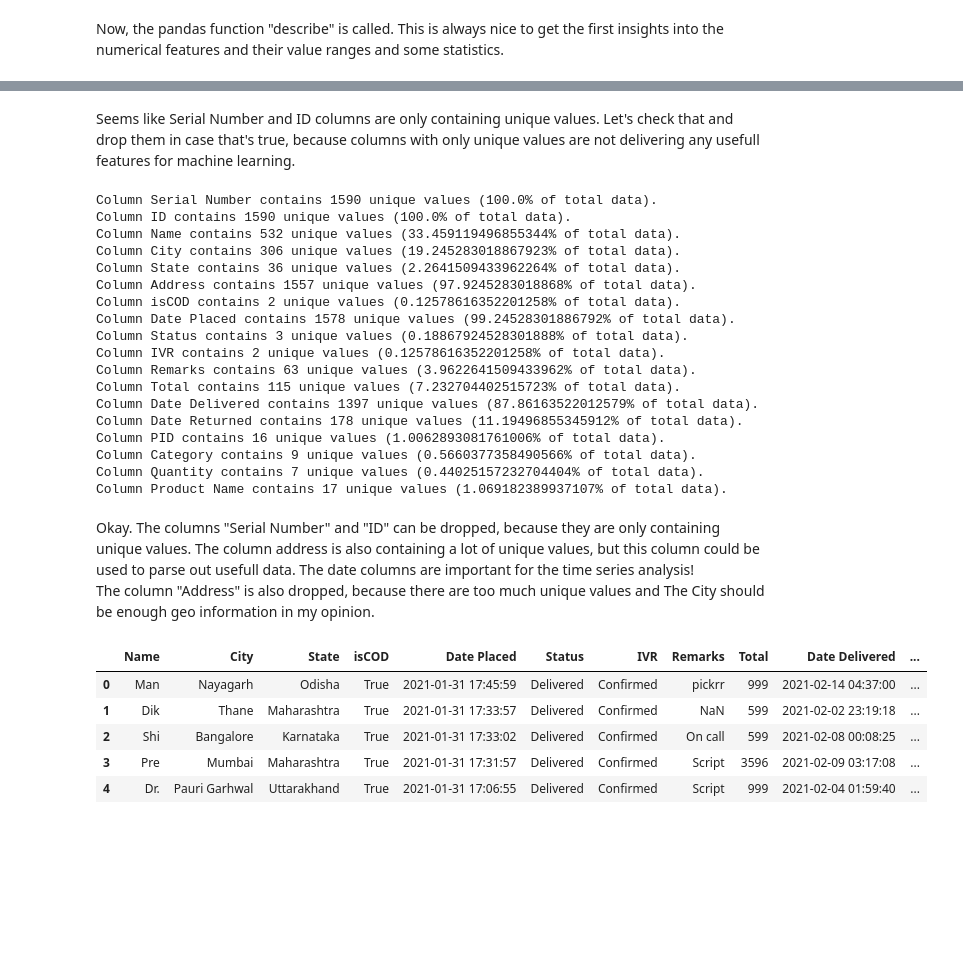
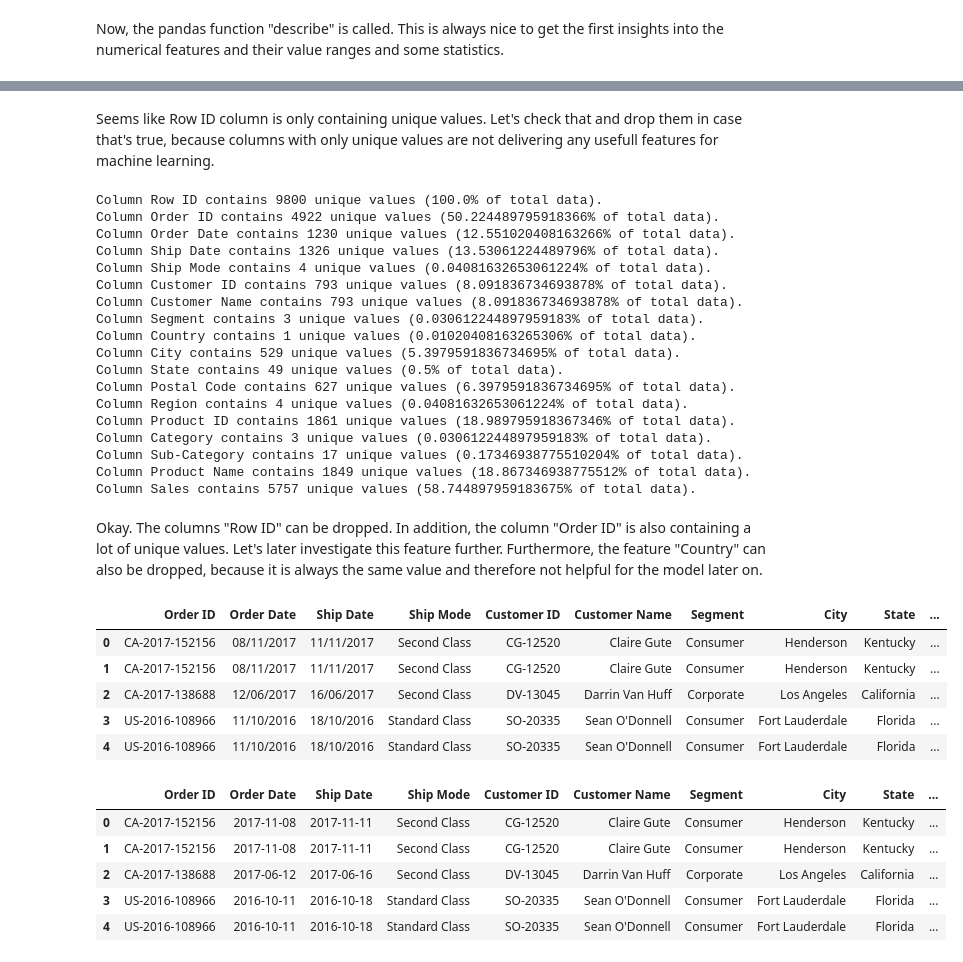
Before and after one commit to patrickbrus/IBM_Machine_Learning_Professional, a Jupyter notebook: Time_Series/Time_Series_Analysis.ipynb, the cells around one changed output, grey strips where cells are left out. Cells and saved outputs as stored; diff of their text form; code cells hidden in the pictures; blank space fills up the shorter version.

```diff
--- a/Time_Series/Time_Series_Analysis.ipynb
+++ b/Time_Series/Time_Series_Analysis.ipynb
@@ -45,7 +27,7 @@ sns.set_style("whitegrid")
 # %% [markdown]
 ## Data Import
 # %%
-path = r"data\OrdersCleaned.csv"
+path = r"data\train.csv"
 df = pd.read_csv(path, encoding = "ISO-8859-1")
 df.head()
 # %% [output]
@@ -58,4 +39,0 @@ df.head()
-# %%
-# rename "Unnamed: 0" to "Serial Number"
-df = df.rename(columns={df.columns[0]: "Serial Number"})
-df.head()
@@ -120,38 +78,37 @@ df_changed.describe()
 # %% [markdown]
-Seems like Serial Number and ID columns are only containing unique values. Let's check that and drop them in case that's true, because columns with only unique values are not delivering any usefull features for machine learning.
+Seems like Row ID column is only containing unique values. Let's check that and drop them in case that's true, because columns with only unique values are not delivering any usefull features for machine learning.
 # %%
 for col in df.columns:
     print(f"Column {col} contains {len(df[col].unique())} unique values ({ 100 * len(df[col].unique()) / df.shape[0]}% of total data).")
 # %% [output]
-Column Serial Number contains 1590 unique values (100.0% of total data).
-Column ID contains 1590 unique values (100.0% of total data).
-Column Name contains 532 unique values (33.459119496855344% of total data).
-Column City contains 306 unique values (19.245283018867923% of total data).
-Column State contains 36 unique values (2.2641509433962264% of total data).
-Column Address contains 1557 unique values (97.9245283018868% of total data).
-Column isCOD contains 2 unique values (0.12578616352201258% of total data).
-Column Date Placed contains 1578 unique values (99.24528301886792% of total data).
-Column Status contains 3 unique values (0.18867924528301888% of total data).
-Column IVR contains 2 unique values (0.12578616352201258% of total data).
-Column Remarks contains 63 unique values (3.9622641509433962% of total data).
-Column Total contains 115 unique values (7.232704402515723% of total data).
-Column Date Delivered contains 1397 unique values (87.86163522012579% of total data).
-Column Date Returned contains 178 unique values (11.19496855345912% of total data).
-Column PID contains 16 unique values (1.0062893081761006% of total data).
-Column Category contains 9 unique values (0.5660377358490566% of total data).
-Column Quantity contains 7 unique values (0.44025157232704404% of total data).
-Column Product Name contains 17 unique values (1.069182389937107% of total data).
+Column Row ID contains 9800 unique values (100.0% of total data).
+Column Order ID contains 4922 unique values (50.224489795918366% of total data).
+Column Order Date contains 1230 unique values (12.551020408163266% of total data).
+Column Ship Date contains 1326 unique values (13.53061224489796% of total data).
+Column Ship Mode contains 4 unique values (0.04081632653061224% of total data).
+Column Customer ID contains 793 unique values (8.091836734693878% of total data).
+Column Customer Name contains 793 unique values (8.091836734693878% of total data).
+Column Segment contains 3 unique values (0.030612244897959183% of total data).
+Column Country contains 1 unique values (0.01020408163265306% of total data).
+Column City contains 529 unique values (5.3979591836734695% of total data).
+Column State contains 49 unique values (0.5% of total data).
+Column Postal Code contains 627 unique values (6.3979591836734695% of total data).
+Column Region contains 4 unique values (0.04081632653061224% of total data).
+Column Product ID contains 1861 unique values (18.989795918367346% of total data).
+Column Category contains 3 unique values (0.030612244897959183% of total data).
+Column Sub-Category contains 17 unique values (0.17346938775510204% of total data).
+Column Product Name contains 1849 unique values (18.867346938775512% of total data).
+Column Sales contains 5757 unique values (58.744897959183675% of total data).
-# %% [markdown]
-Okay. The columns "Serial Number" and "ID" can be dropped, because they are only containing unique values. The column address is also containing a lot of unique values, but this column could be used to parse out usefull data. The date columns are important for the time series analysis! <br>
-The column "Address" is also dropped, because there are too much unique values and The City should be enough geo information in my opinion.
+# %% [markdown]
+Okay. The columns "Row ID" can be dropped. In addition, the column "Order ID" is also containing a lot of unique values. Let's later investigate this feature further. Furthermore, the feature "Country" can also be dropped, because it is always the same value and therefore not helpful for the model later on.
 # %%
-df_changed = df_changed.drop(columns=["ID", "Serial Number", "Address"])
+df_changed = df.drop(columns=["Row ID", "Country"])
 df_changed.head()
 # %% [output]
-|  | Name | City | State | isCOD | Date Placed | Status | IVR | Remarks | Total | Date Delivered | ... |
-| 0 | Man | Nayagarh | Odisha | True | 2021-01-31 17:45:59 | Delivered | Confirmed | pickrr | 999 | 2021-02-14 04:37:00 | ... |
-| 1 | Dik | Thane | Maharashtra | True | 2021-01-31 17:33:57 | Delivered | Confirmed | NaN | 599 | 2021-02-02 23:19:18 | ... |
-| 2 | Shi | Bangalore | Karnataka | True | 2021-01-31 17:33:02 | Delivered | Confirmed | On call | 599 | 2021-02-08 00:08:25 | ... |
-| 3 | Pre | Mumbai | Maharashtra | True | 2021-01-31 17:31:57 | Delivered | Confirmed | Script | 3596 | 2021-02-09 03:17:08 | ... |
-| 4 | Dr. | Pauri Garhwal | Uttarakhand | True | 2021-01-31 17:06:55 | Delivered | Confirmed | Script | 999 | 2021-02-04 01:59:40 | ... |
+|  | Order ID | Order Date | Ship Date | Ship Mode | Customer ID | Customer Name | Segment | City | State | ... |
+| 0 | CA-2017-152156 | 08/11/2017 | 11/11/2017 | Second Class | CG-12520 | Claire Gute | Consumer | Henderson | Kentucky | ... |
+| 1 | CA-2017-152156 | 08/11/2017 | 11/11/2017 | Second Class | CG-12520 | Claire Gute | Consumer | Henderson | Kentucky | ... |
+| 2 | CA-2017-138688 | 12/06/2017 | 16/06/2017 | Second Class | DV-13045 | Darrin Van Huff | Corporate | Los Angeles | California | ... |
+| 3 | US-2016-108966 | 11/10/2016 | 18/10/2016 | Standard Class | SO-20335 | Sean O'Donnell | Consumer | Fort Lauderdale | Florida | ... |
+| 4 | US-2016-108966 | 11/10/2016 | 18/10/2016 | Standard Class | SO-20335 | Sean O'Donnell | Consumer | Fort Lauderdale | Florida | ... |
 # %%
@@ -160,3 +117,12 @@ df_changed['Date Delivered'] =  pd.to_datetime(df_changed['Date Delivered'], inf
+# %%
+df_changed.head()
+# %% [output]
+|  | Order ID | Order Date | Ship Date | Ship Mode | Customer ID | Customer Name | Segment | City | State | ... |
+| 0 | CA-2017-152156 | 2017-11-08 | 2017-11-11 | Second Class | CG-12520 | Claire Gute | Consumer | Henderson | Kentucky | ... |
+| 1 | CA-2017-152156 | 2017-11-08 | 2017-11-11 | Second Class | CG-12520 | Claire Gute | Consumer | Henderson | Kentucky | ... |
+| 2 | CA-2017-138688 | 2017-06-12 | 2017-06-16 | Second Class | DV-13045 | Darrin Van Huff | Corporate | Los Angeles | California | ... |
+| 3 | US-2016-108966 | 2016-10-11 | 2016-10-18 | Standard Class | SO-20335 | Sean O'Donnell | Consumer | Fort Lauderdale | Florida | ... |
+| 4 | US-2016-108966 | 2016-10-11 | 2016-10-18 | Standard Class | SO-20335 | Sean O'Donnell | Consumer | Fort Lauderdale | Florida | ... |
 # %%
 df_changed.info()
 # %% [output]
```
Also changed, not shown: parts of 41 cells of this notebook, 6 other files.
